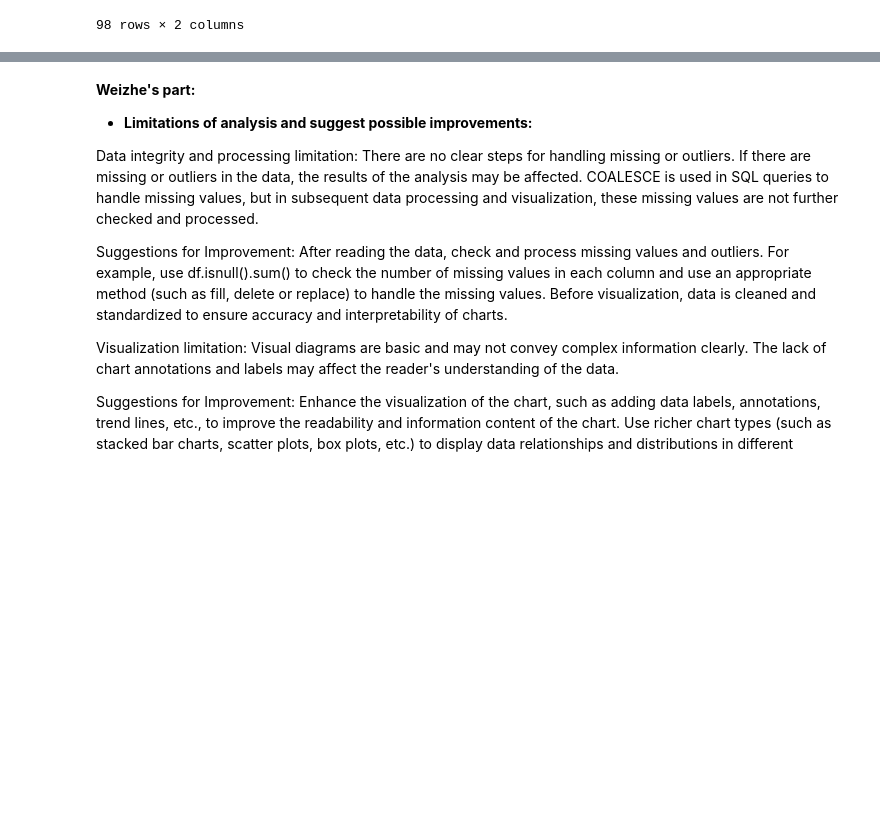
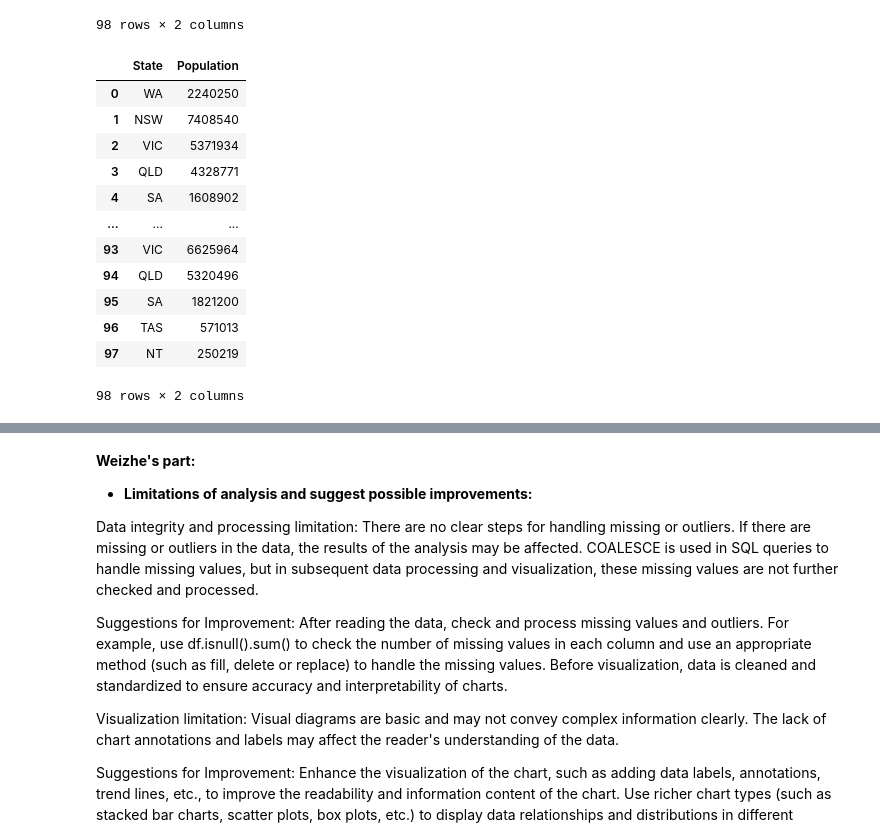
Before and after one commit to RyanNewB/Assessment-2-Programming-Assignment-2, a Jupyter notebook: Assignment_2_Business_Report_Updated.ipynb, the cells around one changed output, grey strips where cells are left out. Drawn from its saved outputs; the diff is of its cells as text; code cells hidden in the pictures; blank space fills up the shorter version.

```diff
--- a/Assignment_2_Business_Report_Updated.ipynb
+++ b/Assignment_2_Business_Report_Updated.ipynb
@@ -188,3 +210,19 @@ AUS_energy_df[['State', 'GSP ($ million)']]
 | 96 | TAS | 36701 |
 | 97 | NT | 26058 |
 98 rows × 2 columns
+# %%
+AUS_energy_df[['State', 'Population']]
+# %% [output]
+|  | State | Population |
+| 0 | WA | 2240250 |
+| 1 | NSW | 7408540 |
+| 2 | VIC | 5371934 |
+| 3 | QLD | 4328771 |
+| 4 | SA | 1608902 |
+| ... | ... | ... |
+| 93 | VIC | 6625964 |
+| 94 | QLD | 5320496 |
+| 95 | SA | 1821200 |
+| 96 | TAS | 571013 |
+| 97 | NT | 250219 |
+98 rows × 2 columns
```
Also changed, not shown: parts of 21 cells of this notebook.
